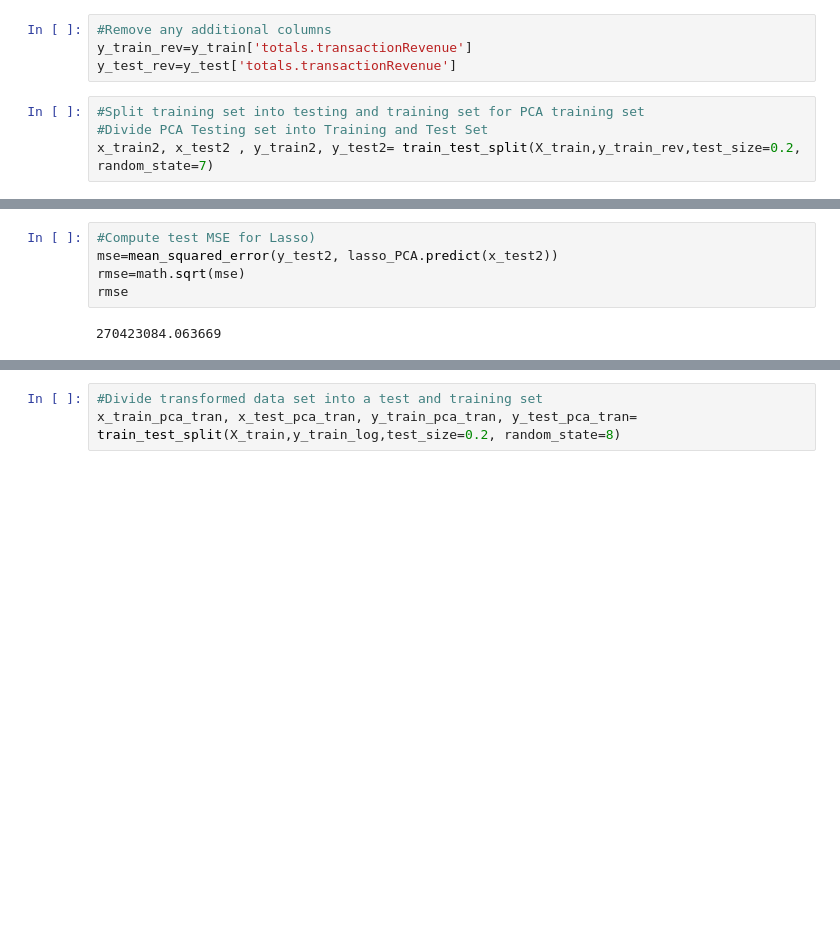
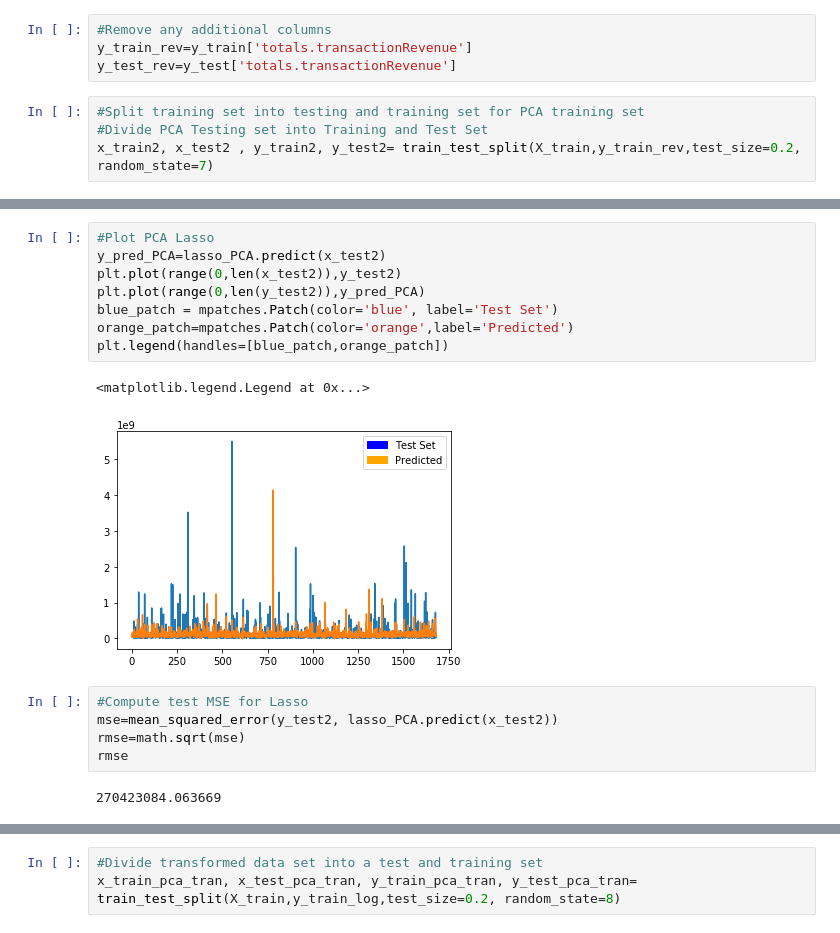
Before and after one commit to aparamshetti/StatsProject, a Jupyter notebook: code/Final Project Lasso.ipynb, the cells around one changed output, grey strips where cells are left out. Drawn from its saved outputs; the diff is of its cells as text; blank space fills up the shorter version.

```diff
--- a/code/Final Project Lasso.ipynb
+++ b/code/Final Project Lasso.ipynb
@@ -76,5 +101,16 @@ LassoCV(alphas=None, copy_X=True, cv=10, eps=0.001, fit_intercept=True,
+# %%
+#Plot PCA Lasso
+y_pred_PCA=lasso_PCA.predict(x_test2)
+plt.plot(range(0,len(x_test2)),y_test2)
+plt.plot(range(0,len(y_test2)),y_pred_PCA)
+blue_patch = mpatches.Patch(color='blue', label='Test Set')
+orange_patch=mpatches.Patch(color='orange',label='Predicted')
+plt.legend(handles=[blue_patch,orange_patch])
+# %% [output]
+<matplotlib.legend.Legend at 0x...>
+[figure, added]
 # %%
-#Compute test MSE for Lasso)
+#Compute test MSE for Lasso
 mse=mean_squared_error(y_test2, lasso_PCA.predict(x_test2))
 rmse=math.sqrt(mse)
 rmse
```
Also changed, not shown: parts of 24 cells of this notebook.
